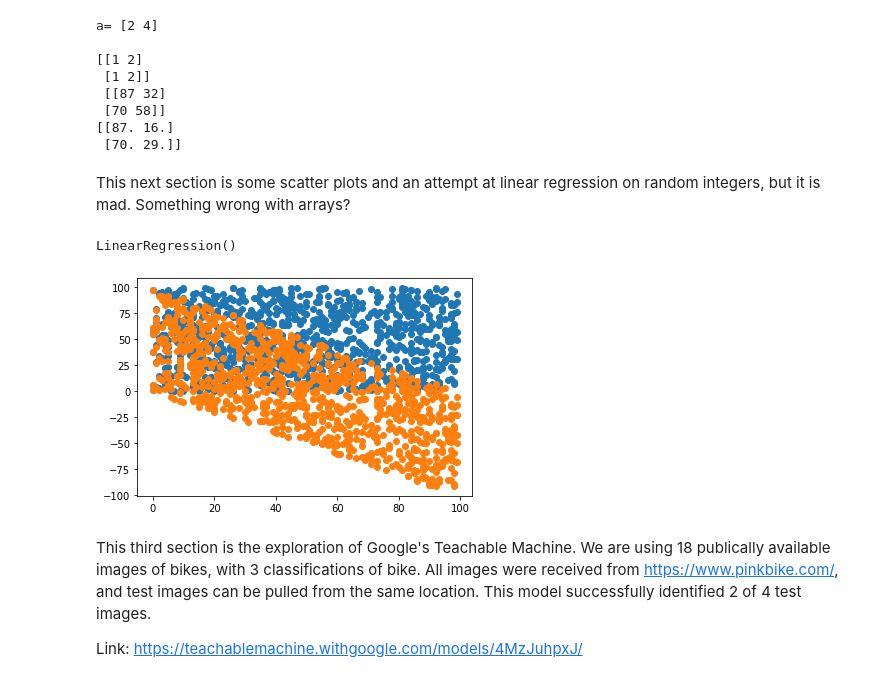
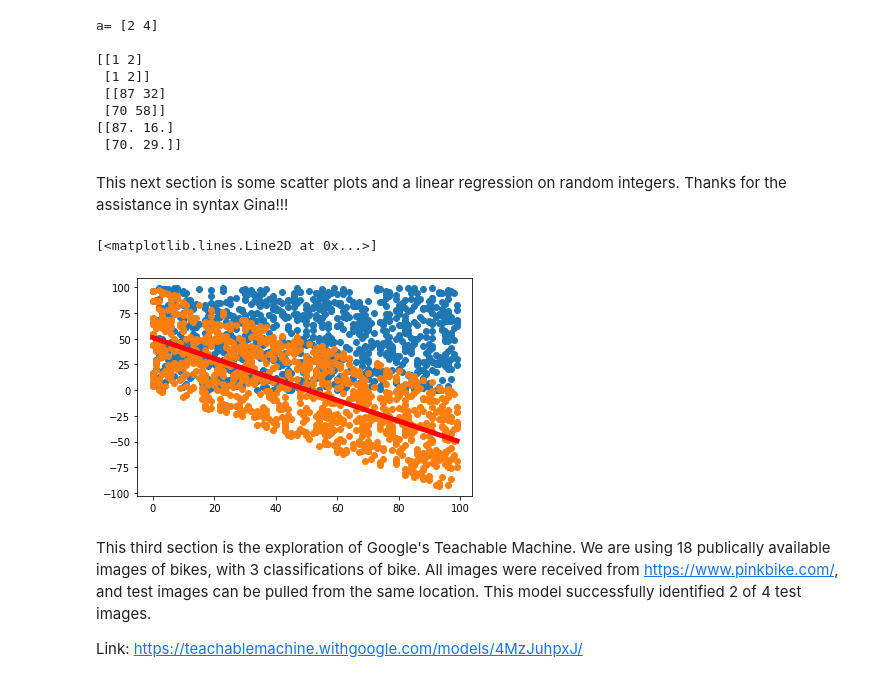
Before and after one commit to Dudd3rs/MBUS699, a Jupyter notebook: MBUS699.ipynb, the cells around one changed output. Saved outputs shown, nothing was run; the diff lists cells and outputs as text; code cells hidden in the pictures.

```diff
--- a/MBUS699.ipynb
+++ b/MBUS699.ipynb
@@ -31,22 +31,25 @@ a= [2 4]
 [[87. 16.]
  [70. 29.]]
 # %% [markdown]
-This next section is some scatter plots and an attempt at linear regression on random integers, but it is mad.  Something wrong with arrays?
+This next section is some scatter plots and a linear regression on random integers.  Thanks for the assistance in syntax Gina!!!
 # %%
 import numpy as np
 import matplotlib.pyplot as plt
 from sklearn import linear_model
-x=randint(100,size=(2,1000),)
+x=np.random.randint(0,100,size=(2,1000))
 plt.scatter(x[0],x[1])
 y=x[1]-x[0]
-a=np.array([x[0],y])
-plt.scatter(a[0],a[1])
-#I can't get the regression model to work correctly, think the arrays made it mad.  Suggestions?
+x=np.reshape(x[0],(-1,1))
+plt.scatter(x,y)
 reg=linear_model.LinearRegression()
-reg.fit(a,a)
+reg.fit(x,y)
+m,b=reg.coef_[0],reg.intercept_
+plt.plot([0,99],[m*0+b,m*99+b],c="red",lw=5)
+
+#Thanks for the syntax lesson!!
 # %% [output]
-LinearRegression()
+[<matplotlib.lines.Line2D at 0x...>]
-[figure, old version]
+[figure, new version]
 # %% [markdown]
 This third section is the exploration of Google's Teachable Machine.  We are using 18 publically available images of bikes, with 3 classifications of bike.  All images were received from https://www.pinkbike.com/, and test
 images can be pulled from the same location.  This model successfully identified 2 of 4 test images.
```
Also changed, not shown: parts of 3 cells of this notebook.
